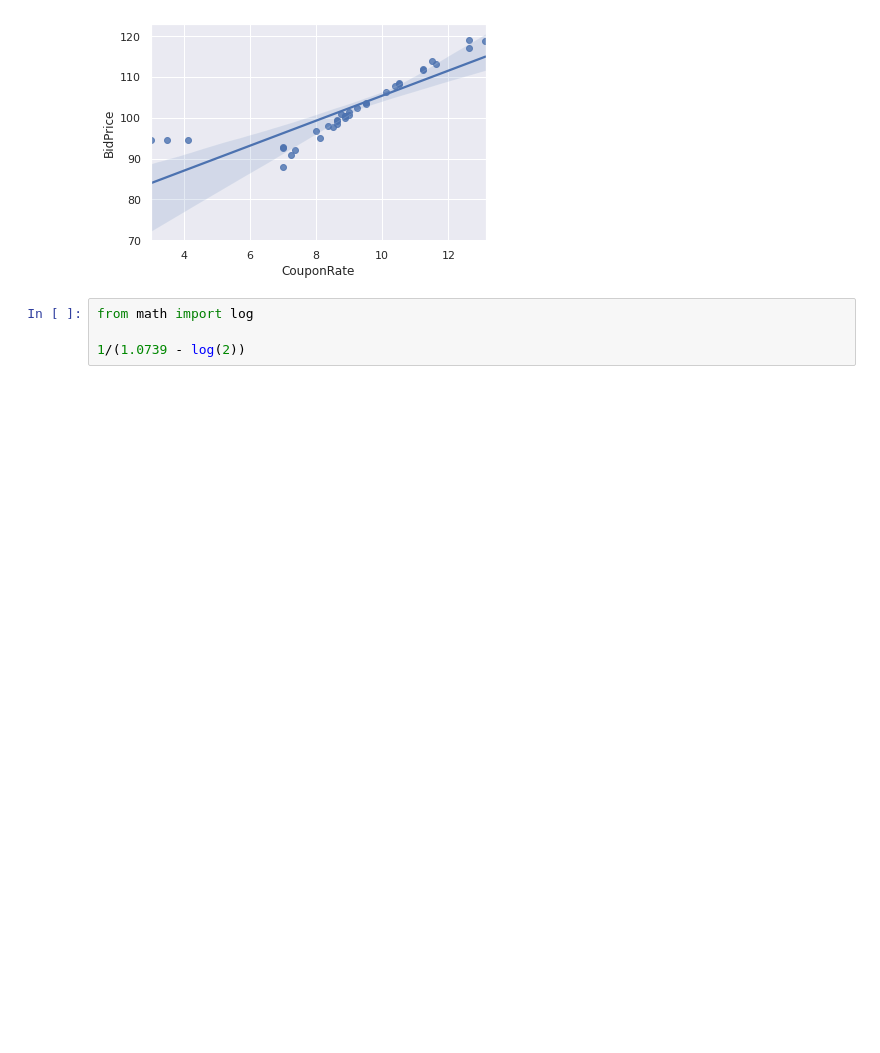
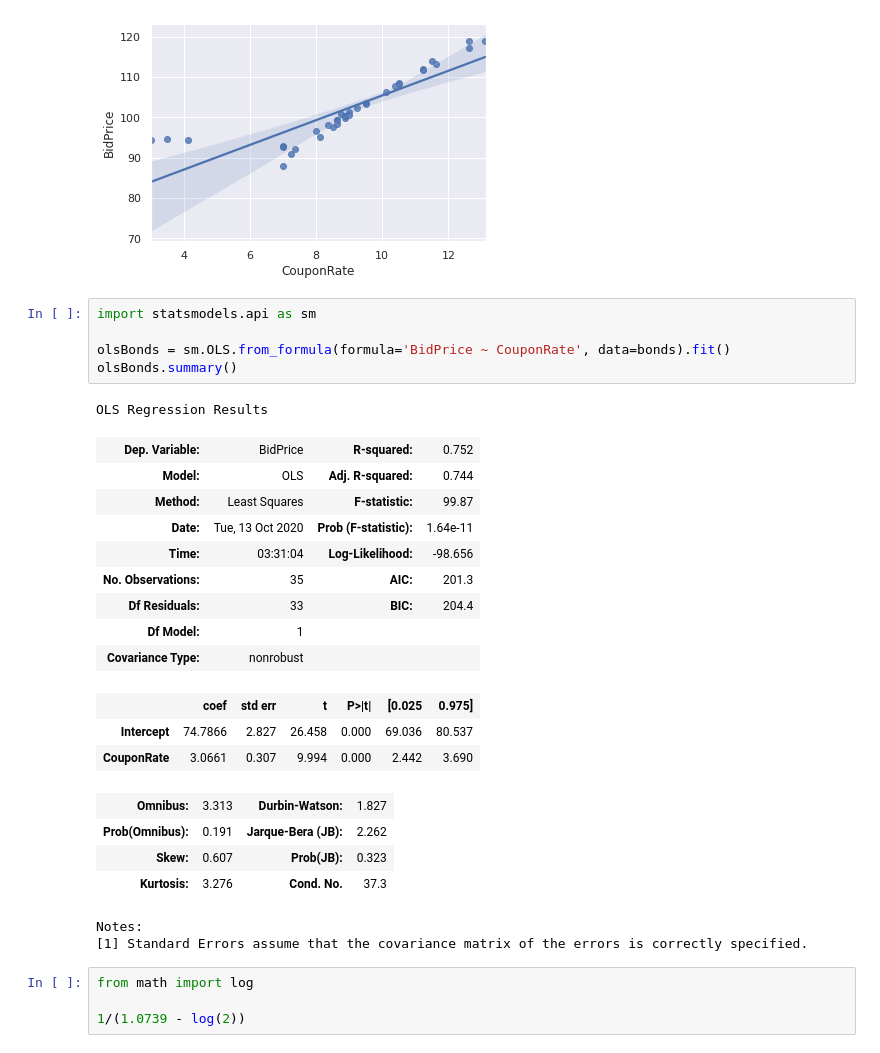
Before and after one commit to beginnerSC/mscf, a Jupyter notebook: FDS I/Homework 5/Homework 5.ipynb, the cells around one changed output. Drawn from its saved outputs; the diff is of its cells as text; blank space fills up the shorter version.

```diff
--- a/FDS I/Homework 5/Homework 5.ipynb
+++ b/FDS I/Homework 5/Homework 5.ipynb
@@ -18,6 +18,31 @@ bonds = pd.read_csv('bonds.txt', sep='\t', index_col=0)
 ax = sns.regplot(x='CouponRate', y='BidPrice', data=bonds)
 # %% [output]
 [figure]
+# %%
+import statsmodels.api as sm
+
+olsBonds = sm.OLS.from_formula(formula='BidPrice ~ CouponRate', data=bonds).fit()
+olsBonds.summary()
+# %% [output]
+OLS Regression Results
+| Dep. Variable: | BidPrice | R-squared: | 0.752 |
+| Model: | OLS | Adj. R-squared: | 0.744 |
+| Method: | Least Squares | F-statistic: | 99.87 |
+| Date: | Tue, 13 Oct 2020 | Prob (F-statistic): | 1.64e-11 |
+| Time: | 03:31:04 | Log-Likelihood: | -98.656 |
+| No. Observations: | 35 | AIC: | 201.3 |
+| Df Residuals: | 33 | BIC: | 204.4 |
+| Df Model: | 1 |  |  |
+| Covariance Type: | nonrobust |  |  |
+|  | coef | std err | t | P>|t| | [0.025 | 0.975] |
+| Intercept | 74.7866 | 2.827 | 26.458 | 0.000 | 69.036 | 80.537 |
+| CouponRate | 3.0661 | 0.307 | 9.994 | 0.000 | 2.442 | 3.690 |
+| Omnibus: | 3.313 | Durbin-Watson: | 1.827 |
+| Prob(Omnibus): | 0.191 | Jarque-Bera (JB): | 2.262 |
+| Skew: | 0.607 | Prob(JB): | 0.323 |
+| Kurtosis: | 3.276 | Cond. No. | 37.3 |
+Notes:
+[1] Standard Errors assume that the covariance matrix of the errors is correctly specified.
 # %%
 from math import log
 
```
